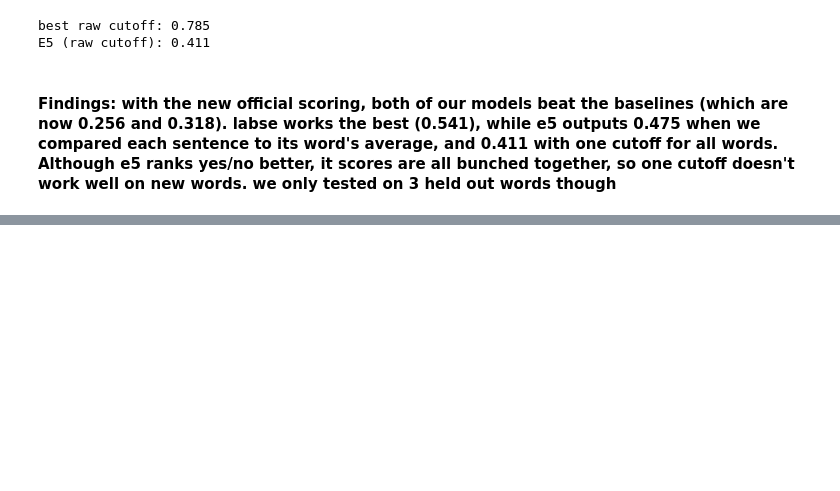
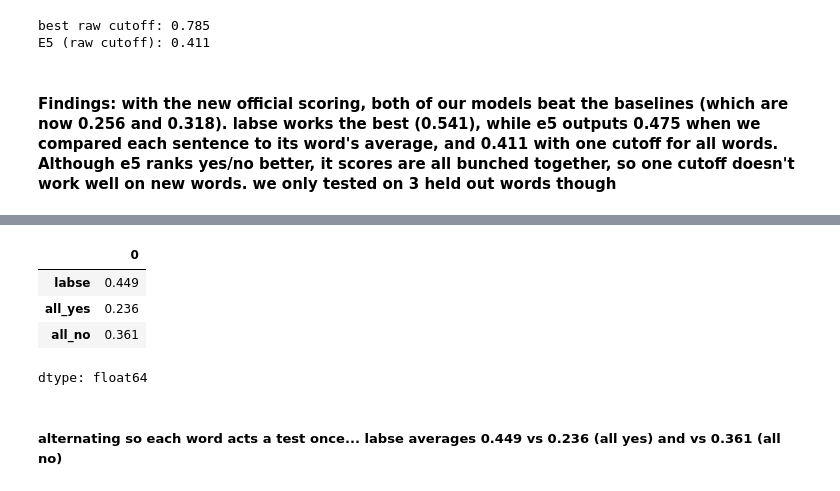
Before and after one commit to afridorian/semantic-change-over-time, a Jupyter notebook: src/swedish_subtask2.ipynb, the cells around one changed output, grey strips where cells are left out. Drawn from its saved outputs; the diff is of its cells as text; code cells hidden in the pictures; blank space fills up the shorter version.

```diff
--- a/src/swedish_subtask2.ipynb
+++ b/src/swedish_subtask2.ipynb
@@ -458,0 +562,10 @@ E5 (raw cutoff): 0.411
+# %%
+rotation[["labse", "all_yes", "all_no"]].mean().round(3)
+# %% [output]
+|  | 0 |
+| labse | 0.449 |
+| all_yes | 0.236 |
+| all_no | 0.361 |
+dtype: float64
+# %% [markdown]
+##### alternating so each word acts a test once... labse averages 0.449 vs 0.236 (all yes) and vs 0.361 (all no)
```
Also changed, not shown: parts of 11 cells of this notebook.
